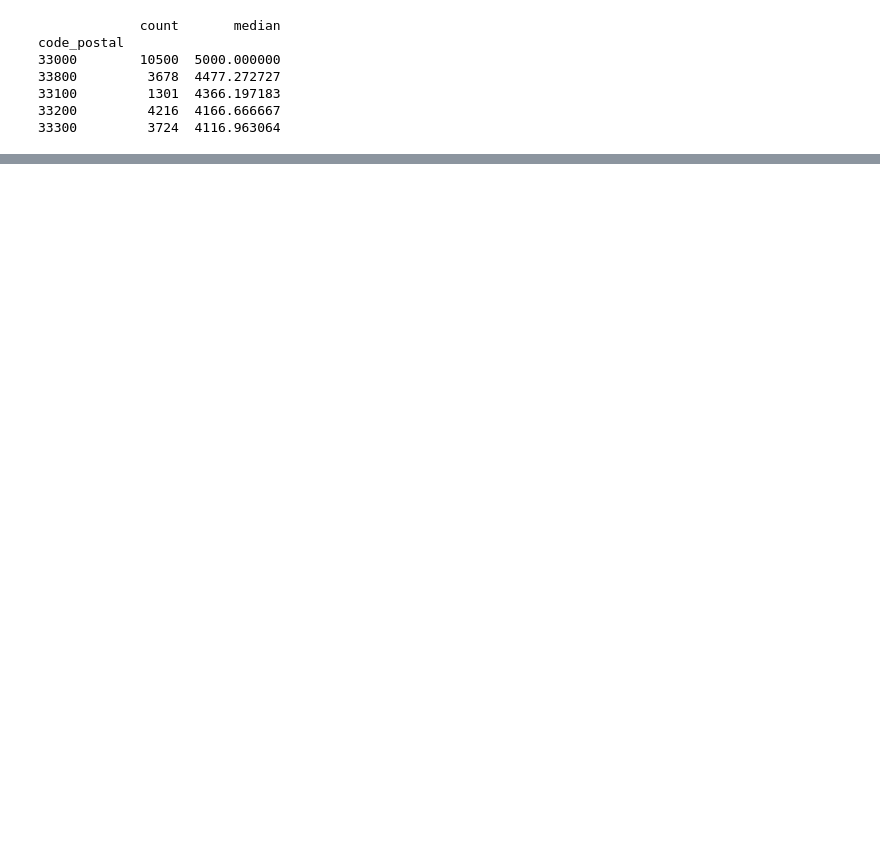
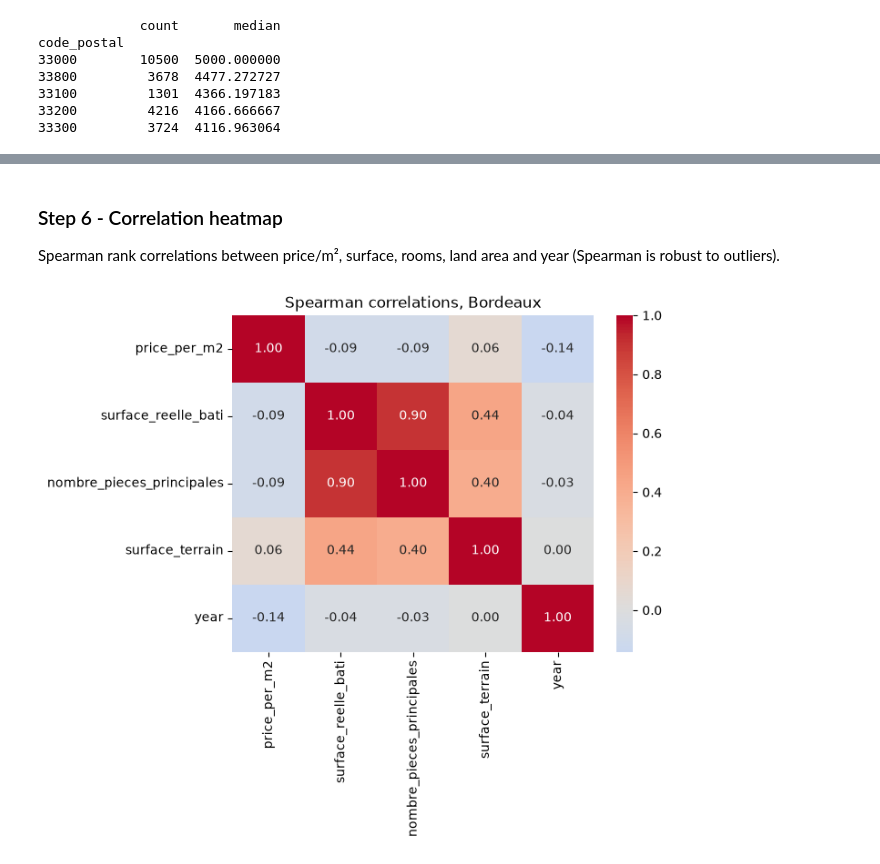
Before and after one commit to jaafarekhatib/bordeaux-dvf, a Jupyter notebook: notebooks/04_drivers_analysis.ipynb, the cells around one changed output, grey strips where cells are left out. Drawn from its saved outputs; the diff is of its cells as text; code cells hidden in the pictures; blank space fills up the shorter version.

Commit message:
Add surface, rooms and postal code analysis for Bordeaux

```diff
--- a/notebooks/04_drivers_analysis.ipynb
+++ b/notebooks/04_drivers_analysis.ipynb
@@ -98,0 +174,10 @@ code_postal
+# %% [markdown]
+### Step 6 - Correlation heatmap
+Spearman rank correlations between price/m², surface, rooms, land area and year (Spearman is robust to outliers).
+# %%
+cols = ["price_per_m2", "surface_reelle_bati", "nombre_pieces_principales", "surface_terrain", "year"]
+sns.heatmap(bdx[cols].corr(method="spearman"), annot=True, fmt=".2f", cmap="coolwarm", center=0)
+plt.title("Spearman correlations, Bordeaux")
+plt.show()
+# %% [output]
+[figure, added]
```
Also changed, not shown: parts of 5 cells of this notebook.
